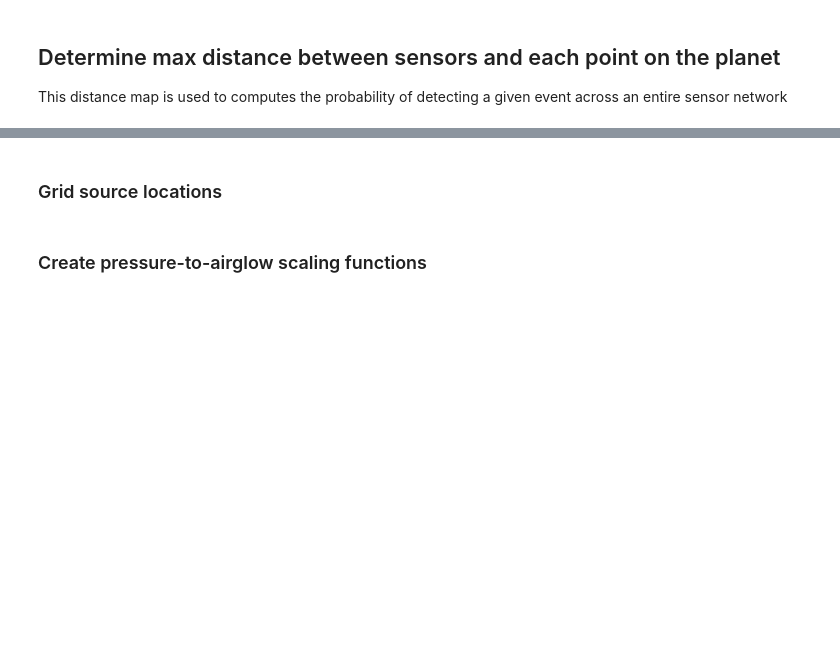
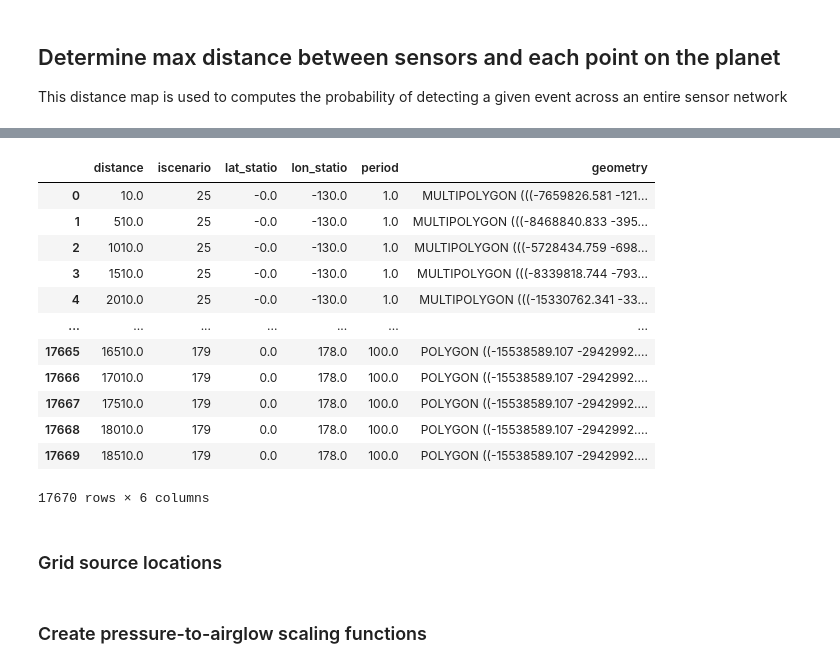
Before and after one commit to QuentinBrissaud/Venus_Detectability, a Jupyter notebook: compute_network_shapes.ipynb, the cells around one changed output, grey strips where cells are left out. Saved outputs shown, nothing was run; the diff lists cells and outputs as text; code cells hidden in the pictures; blank space fills up the shorter version.

```diff
--- a/compute_network_shapes.ipynb
+++ b/compute_network_shapes.ipynb
@@ -37,3 +40,19 @@ for itest, test_loc in gdf_all.iterrows():
+# %%
+gdf_all
+# %% [output]
+|  | distance | iscenario | lat_statio | lon_statio | period | geometry |
+| 0 | 10.0 | 25 | -0.0 | -130.0 | 1.0 | MULTIPOLYGON (((-7659826.581 -121... |
+| 1 | 510.0 | 25 | -0.0 | -130.0 | 1.0 | MULTIPOLYGON (((-8468840.833 -395... |
+| 2 | 1010.0 | 25 | -0.0 | -130.0 | 1.0 | MULTIPOLYGON (((-5728434.759 -698... |
+| 3 | 1510.0 | 25 | -0.0 | -130.0 | 1.0 | MULTIPOLYGON (((-8339818.744 -793... |
+| 4 | 2010.0 | 25 | -0.0 | -130.0 | 1.0 | MULTIPOLYGON (((-15330762.341 -33... |
+| ... | ... | ... | ... | ... | ... | ... |
+| 17665 | 16510.0 | 179 | 0.0 | 178.0 | 100.0 | POLYGON ((-15538589.107 -2942992.... |
+| 17666 | 17010.0 | 179 | 0.0 | 178.0 | 100.0 | POLYGON ((-15538589.107 -2942992.... |
+| 17667 | 17510.0 | 179 | 0.0 | 178.0 | 100.0 | POLYGON ((-15538589.107 -2942992.... |
+| 17668 | 18010.0 | 179 | 0.0 | 178.0 | 100.0 | POLYGON ((-15538589.107 -2942992.... |
+| 17669 | 18510.0 | 179 | 0.0 | 178.0 | 100.0 | POLYGON ((-15538589.107 -2942992.... |
+17670 rows × 6 columns
 # %% [markdown]
 ### Grid source locations
 # %%
```
Also changed, not shown: parts of 2 cells of this notebook, 2 other files.
